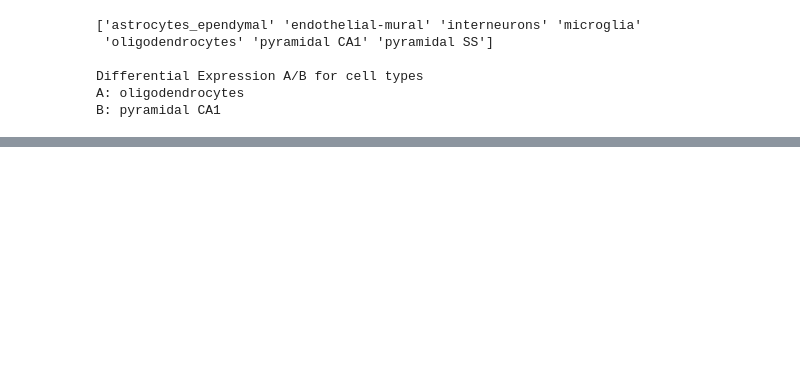
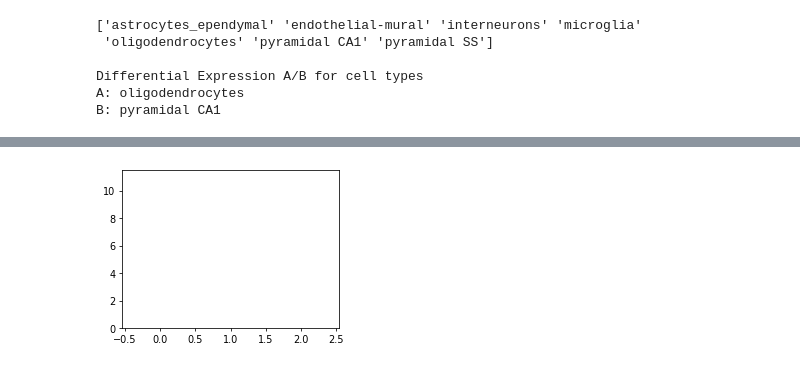
Before and after one commit to yynst2/scVI, a Jupyter notebook: galen/anndata_scvi.ipynb, the cells around one changed output, grey strips where cells are left out. Cells and saved outputs as stored; diff of their text form; code cells hidden in the pictures; blank space fills up the shorter version.

```diff
--- a/galen/anndata_scvi.ipynb
+++ b/galen/anndata_scvi.ipynb
@@ -171,0 +351,14 @@ plt.colorbar(shrink=0.2)
+# %%
+import matplotlib.pyplot as plt
+w = 4
+h = 3
+d = 70
+plt.figure(figsize=(w, h), dpi=d)
+means = (10, 11, 9)
+positions = [0, 1, 2]
+std = (1, 2, 3)
+
+plt.bar(positions, means, color="w",)
+plt.show()
+# %% [output]
+[figure, added]
```
Also changed, not shown: parts of 19 cells of this notebook, 11 other files.
